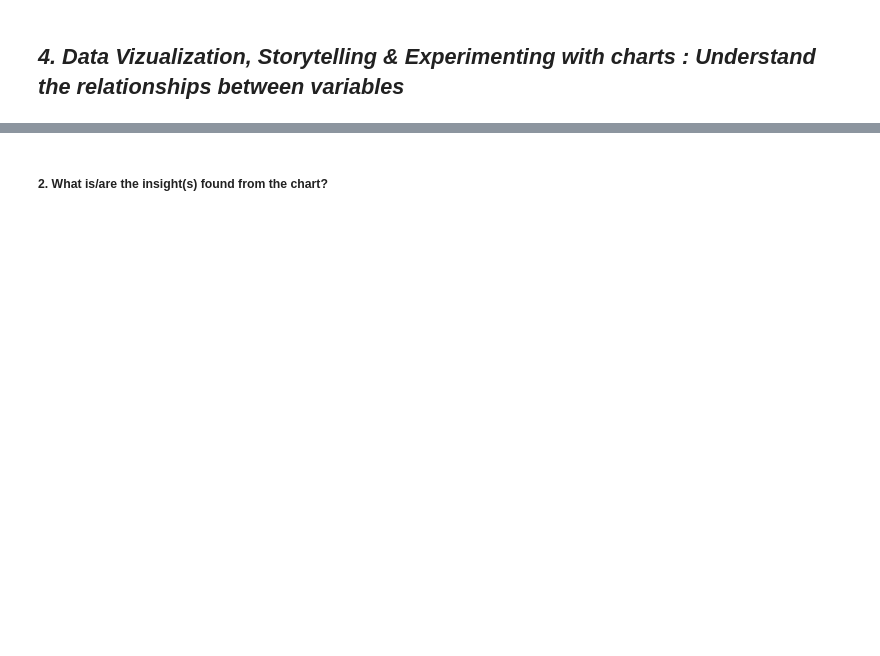
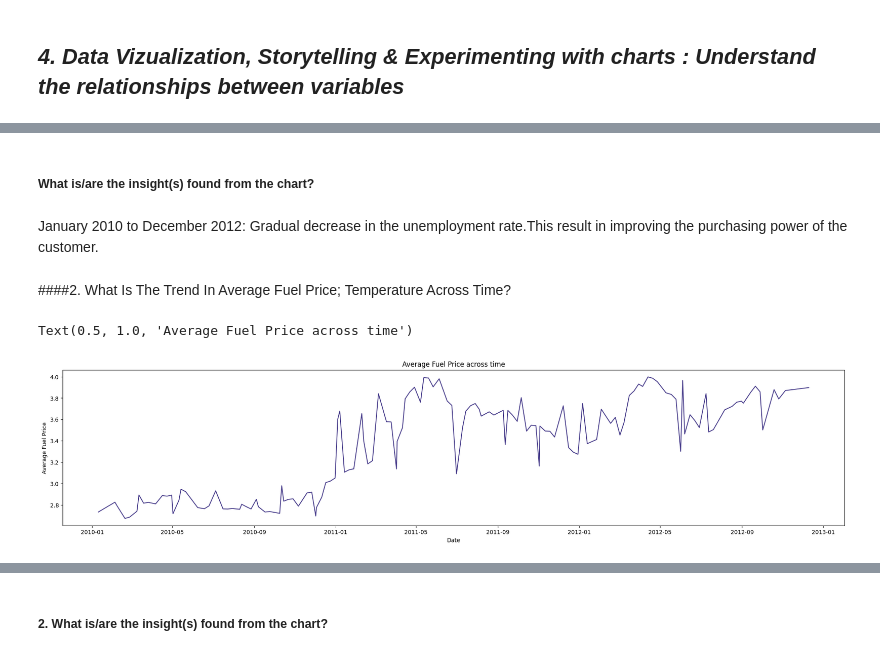
Before and after one commit to Ayushx29/Integrated-Retail-Analytics-for-Store-Optimization, a Jupyter notebook: Integrated_Retail_Analytics_For_Store_Optimization_.ipynb, the cells around one changed output, grey strips where cells are left out. Cells and saved outputs as stored; diff of their text form; code cells hidden in the pictures; blank space fills up the shorter version.

```diff
--- a/Integrated_Retail_Analytics_For_Store_Optimization_.ipynb
+++ b/Integrated_Retail_Analytics_For_Store_Optimization_.ipynb
@@ -162,0 +361,18 @@ Answer Here.
+# %% [markdown]
+#####  What is/are the insight(s) found from the chart?
+# %% [markdown]
+January 2010 to December 2012: Gradual decrease in the unemployment rate.This result in improving the purchasing power of the customer.
+# %% [markdown]
+####2. What Is The Trend In Average Fuel Price; Temperature Across Time?
+# %%
+# Chart - 2 visualization code
+# Average fuel price across time
+fuel_across_time = df_new.groupby(by = ['Date'], as_index= False)['Fuel_Price'].mean()
+plt.figure(figsize=(25,5))
+plt.plot(fuel_across_time.Date, fuel_across_time.Fuel_Price, color="darkslateblue")
+plt.xlabel('Date')
+plt.ylabel('Average Fuel Price')
+plt.title("Average Fuel Price across time")
+# %% [output]
+Text(0.5, 1.0, 'Average Fuel Price across time')
+[figure, added]
```
Also changed, not shown: parts of 114 cells of this notebook.
